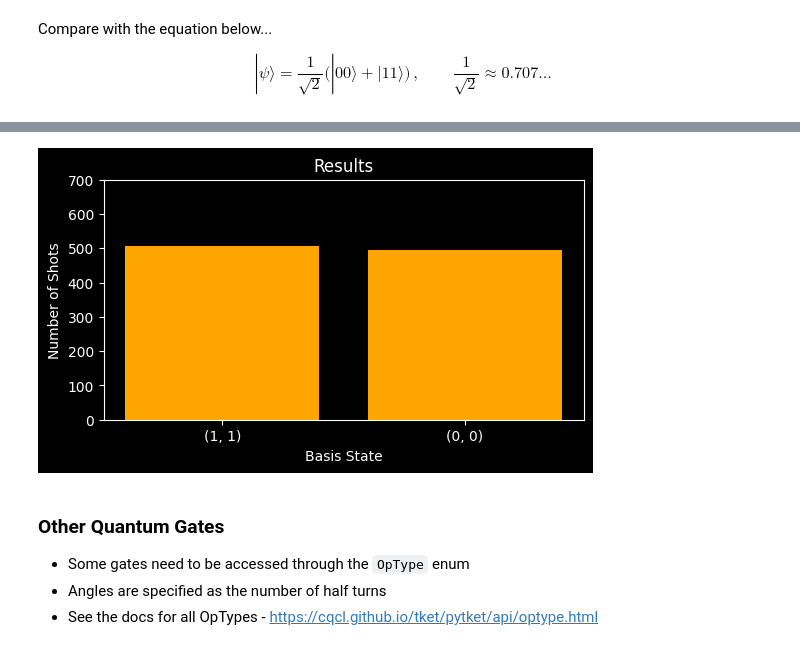
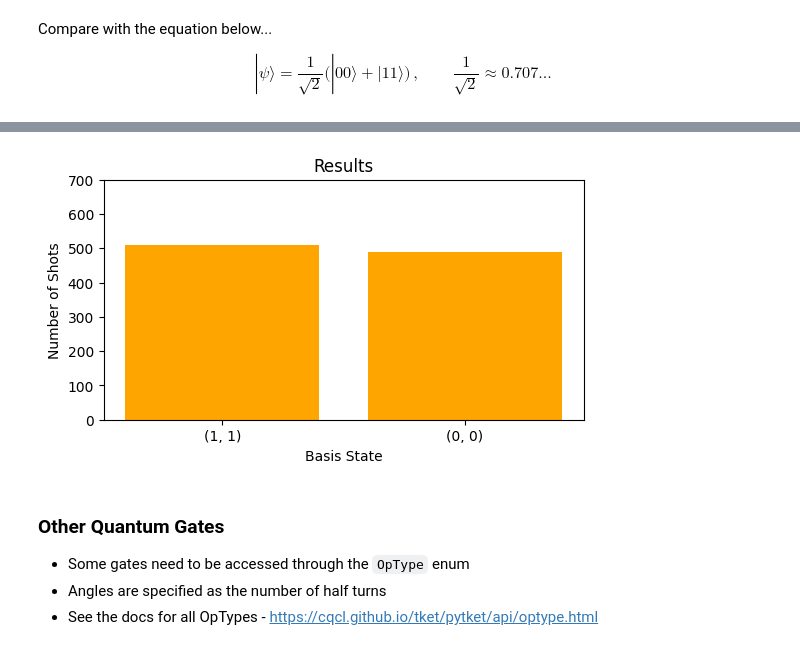
Before and after one commit to NathanCQC/tket-workshop, a Jupyter notebook: notebooks/tket_intro.ipynb, the cells around one changed output, grey strips where cells are left out. Drawn from its saved outputs; the diff is of its cells as text; code cells hidden in the pictures.

```diff
--- a/notebooks/tket_intro.ipynb
+++ b/notebooks/tket_intro.ipynb
@@ -70,9 +70,9 @@ Counter({(1, 1): 506, (0, 0): 494})
 # %%
 from plotting import plot_results
 
-plot_results(result, dark_mode=True)
+plot_results(result, dark_mode=False)
 # %% [output]
-[figure, old version]
+[figure, new version]
 # %% [markdown]
 ### Other Quantum Gates
 
```
Also changed, not shown: parts of 6 cells of this notebook, 3 other files.
